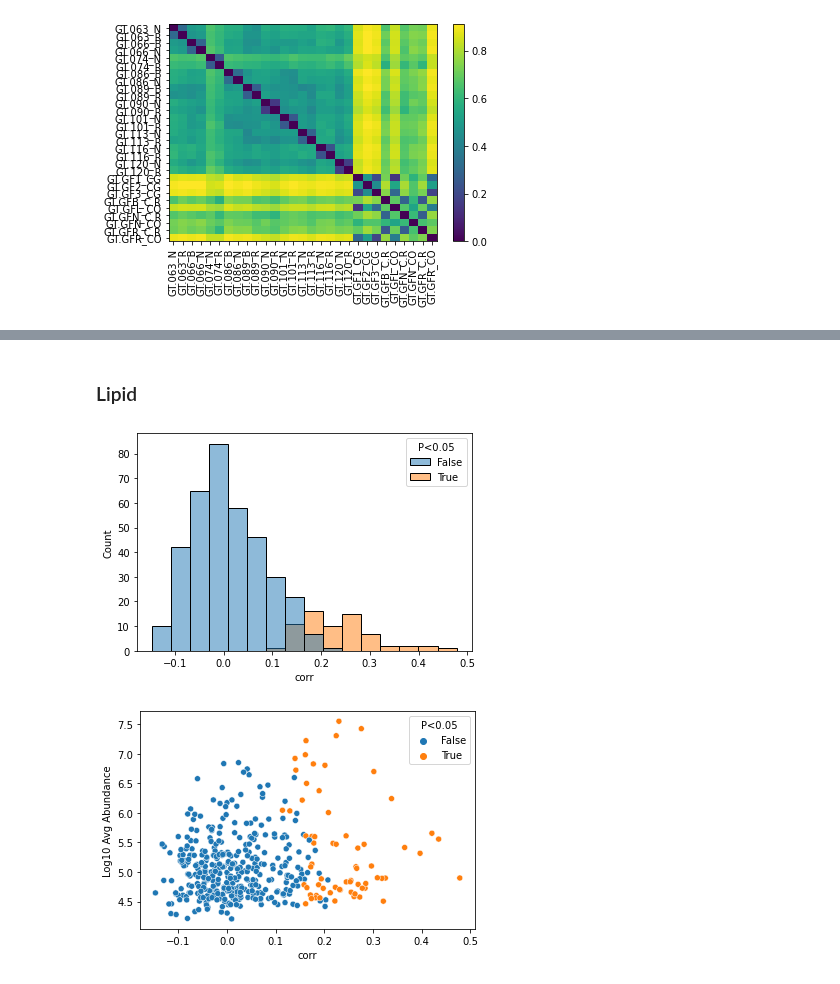
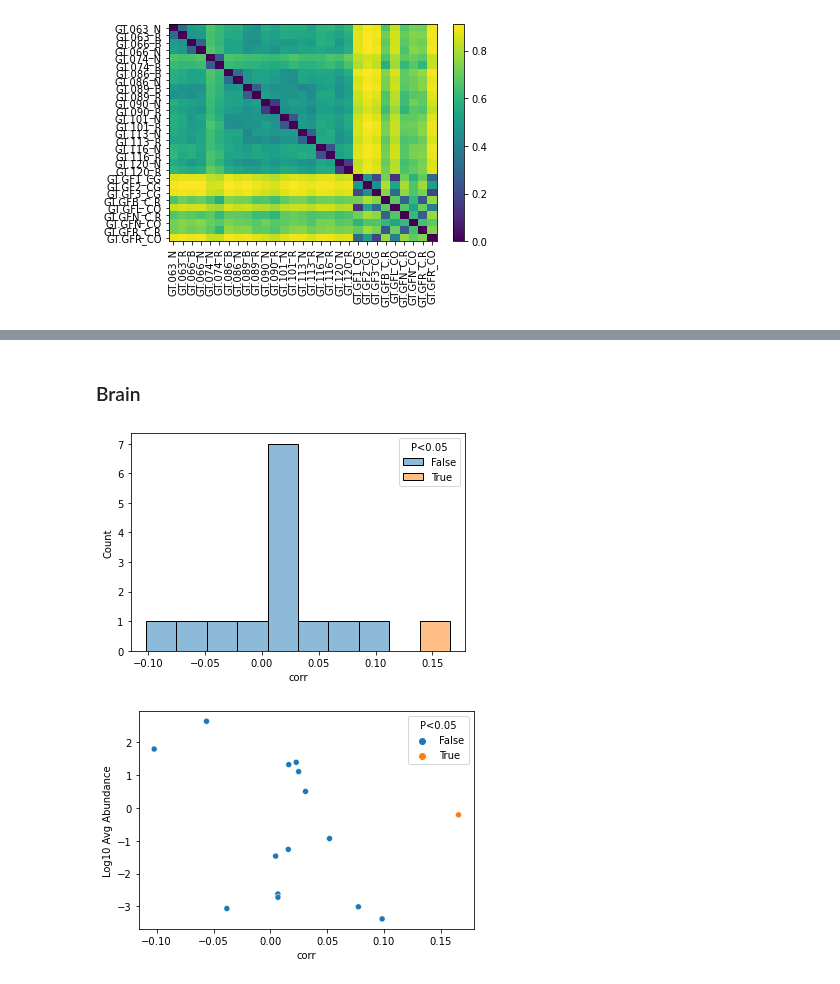
Before and after one commit to sterrettJD/GT-micro-metabo, a Jupyter notebook: analysis/Neurotransmitters.ipynb, the cells around one changed output, grey strips where cells are left out. Saved outputs shown, nothing was run; the diff lists cells and outputs as text; code cells hidden in the pictures.

Commit message:
Neurotransmitters mantels with mcirobiome

```diff
--- a/analysis/Neurotransmitters.ipynb
+++ b/analysis/Neurotransmitters.ipynb
@@ -176,8 +112,8 @@ plt.legend(title="Control")
 # %% [markdown]
 ## What compounds are associated with microbiome composition?
 # %%
-raw_aqueous_samples = raw_aqueous.drop(metabo_info_cols).sort_index()
-raw_lipid_samples = raw_lipid.drop(metabo_info_cols).sort_index()
+plasma_samples = plasma.drop(["Sample", "Time"],axis=1).drop("LLOQ (ng/ml)")
+brain_samples = brain.drop("Sample",axis=1).drop("LLOQ")
 # %%
 microbiome_u_uni = Artifact.load("../microbiome/core-metrics/unweighted_unifrac_distance_matrix.qza").view(DistanceMatrix)
 # %%
@@ -217,16 +153,16 @@ def make_euclidean_distance_matrix(data, ids):
 # %%
-raw_aqueous_samples_index = raw_aqueous_samples.index
-raw_aqueous_mantel_results_u = pd.DataFrame(index=raw_aqueous_samples.columns,
+plasma_index = [int(x) for x in plasma_samples.index]
+plasma_mantel_results_u = pd.DataFrame(index=plasma_samples.columns,
                                             columns=["corr","p"])
 
-for col in raw_aqueous_samples.columns:
-    metabo_dist_mat = make_euclidean_distance_matrix(raw_aqueous_samples[col],
-                                                     ids=raw_aqueous_samples_index)
+for col in plasma_samples.columns:
+    metabo_dist_mat = make_euclidean_distance_matrix(plasma_samples[col],
+                                                     ids=plasma_index)
 
     corr, p, n = distance.mantel(metabo_dist_mat, microbiome_u_uni, method="pearson")
 
-    raw_aqueous_mantel_results_u.loc[col,"corr"] = corr
-    raw_aqueous_mantel_results_u.loc[col,"p"] = p
+    plasma_mantel_results_u.loc[col,"corr"] = corr
+    plasma_mantel_results_u.loc[col,"p"] = p
 
     print("\n================================")
     print(f"Mantel on {col} and unweighted UniFrac:")
@@ -309,31 +232,31 @@ raw_aqueous_mantel_results_u[raw_aqueous_mantel_results_u["P<0.05"]].sort_values
 # %% [markdown]
-### Lipid
+### Brain
 # %%
-raw_lipid_samples_index = raw_lipid_samples.index
-raw_lipid_mantel_results_u = pd.DataFrame(index=raw_lipid_samples.columns,
+brain_samples_index = [int(x) for x in brain_samples.index]
+brain_mantel_results_u = pd.DataFrame(index=brain_samples.columns,
                                             columns=["corr","p"])
 
-for col in raw_lipid_samples.columns:
-    metabo_dist_mat = make_euclidean_distance_matrix(raw_lipid_samples[col],
-                                                     ids=raw_lipid_samples_index)
+for col in brain_samples.columns:
+    metabo_dist_mat = make_euclidean_distance_matrix(brain_samples[col],
+                                                     ids=brain_samples_index)
 
     corr, p, n = distance.mantel(metabo_dist_mat, microbiome_u_uni, method="pearson")
 
-    raw_lipid_mantel_results_u.loc[col,"corr"] = corr
-    raw_lipid_mantel_results_u.loc[col,"p"] = p
+    brain_mantel_results_u.loc[col,"corr"] = corr
+    brain_mantel_results_u.loc[col,"p"] = p
 # %%
-raw_lipid_mantel_results_u["Avg Abundance"] = raw_lipid_samples.sum(axis=0)/raw_lipid_samples.shape[0]
-raw_lipid_mantel_results_u["P<0.05"] = raw_lipid_mantel_results_u["p"]<0.05
-raw_lipid_mantel_results_u["Log10 Avg Abundance"] = raw_lipid_mantel_results_u["Avg Abundance"].apply(lambda x: np.log10(x+0.0001))
+brain_mantel_results_u["Avg Abundance"] = brain_samples.sum(axis=0)/brain_samples.shape[0]
+brain_mantel_results_u["P<0.05"] = brain_mantel_results_u["p"]<0.05
+brain_mantel_results_u["Log10 Avg Abundance"] = brain_mantel_results_u["Avg Abundance"].apply(lambda x: np.log10(x+0.0001))
 # %%
-ax = sns.histplot(x = raw_lipid_mantel_results_u["corr"], hue = raw_lipid_mantel_results_u["P<0.05"])
+ax = sns.histplot(x = brain_mantel_results_u["corr"], hue = brain_mantel_results_u["P<0.05"])
 # %% [output]
-[figure, old version]
+[figure, new version]
 # %%
-ax = sns.scatterplot(data=raw_lipid_mantel_results_u,
+ax = sns.scatterplot(data=brain_mantel_results_u,
                     x="corr",
                     y="Log10 Avg Abundance",
                     hue="P<0.05")
 # %% [output]
-[figure, old version]
+[figure, new version]
 # %%
```
Also changed, not shown: parts of 26 cells of this notebook.
